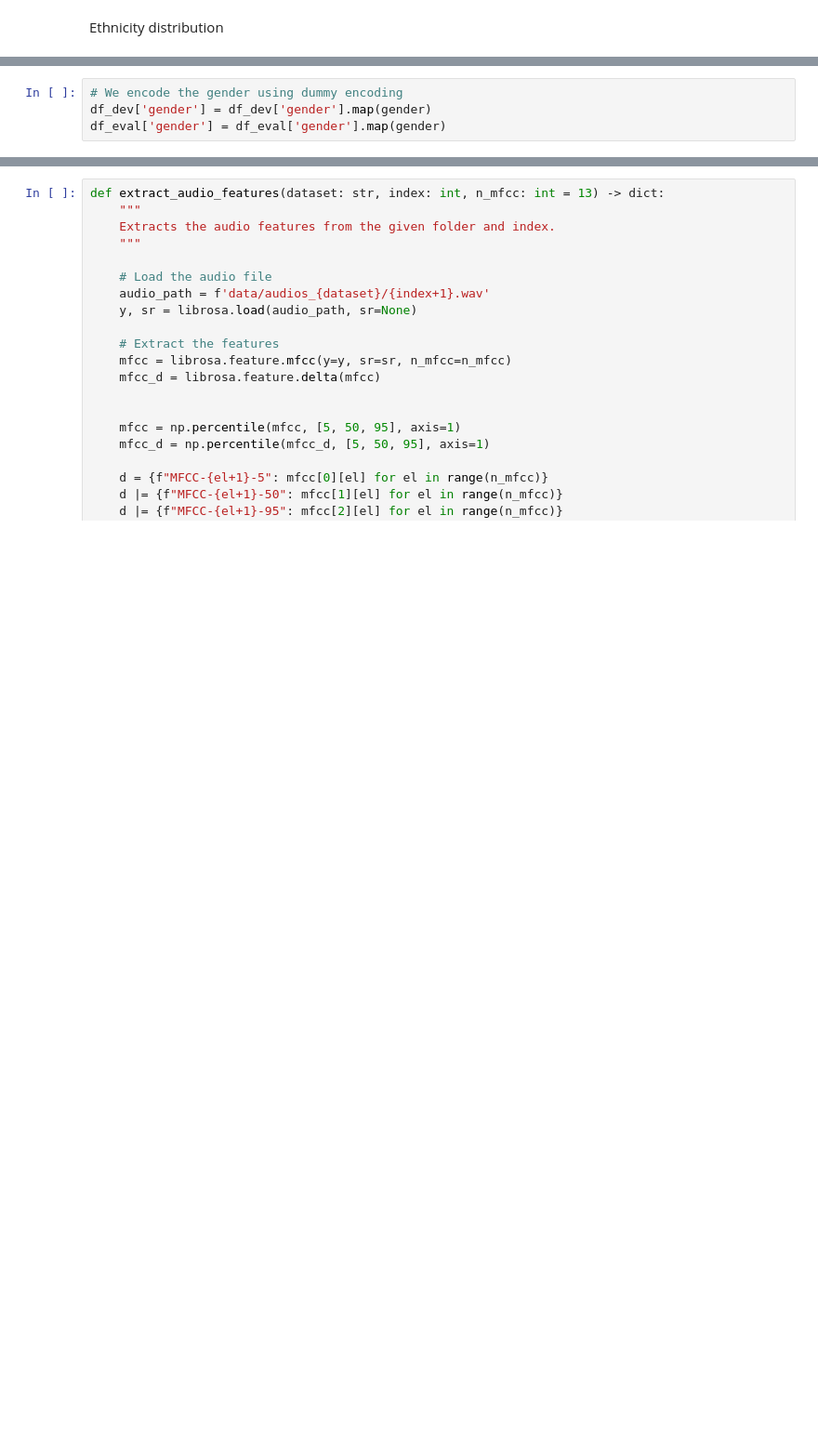
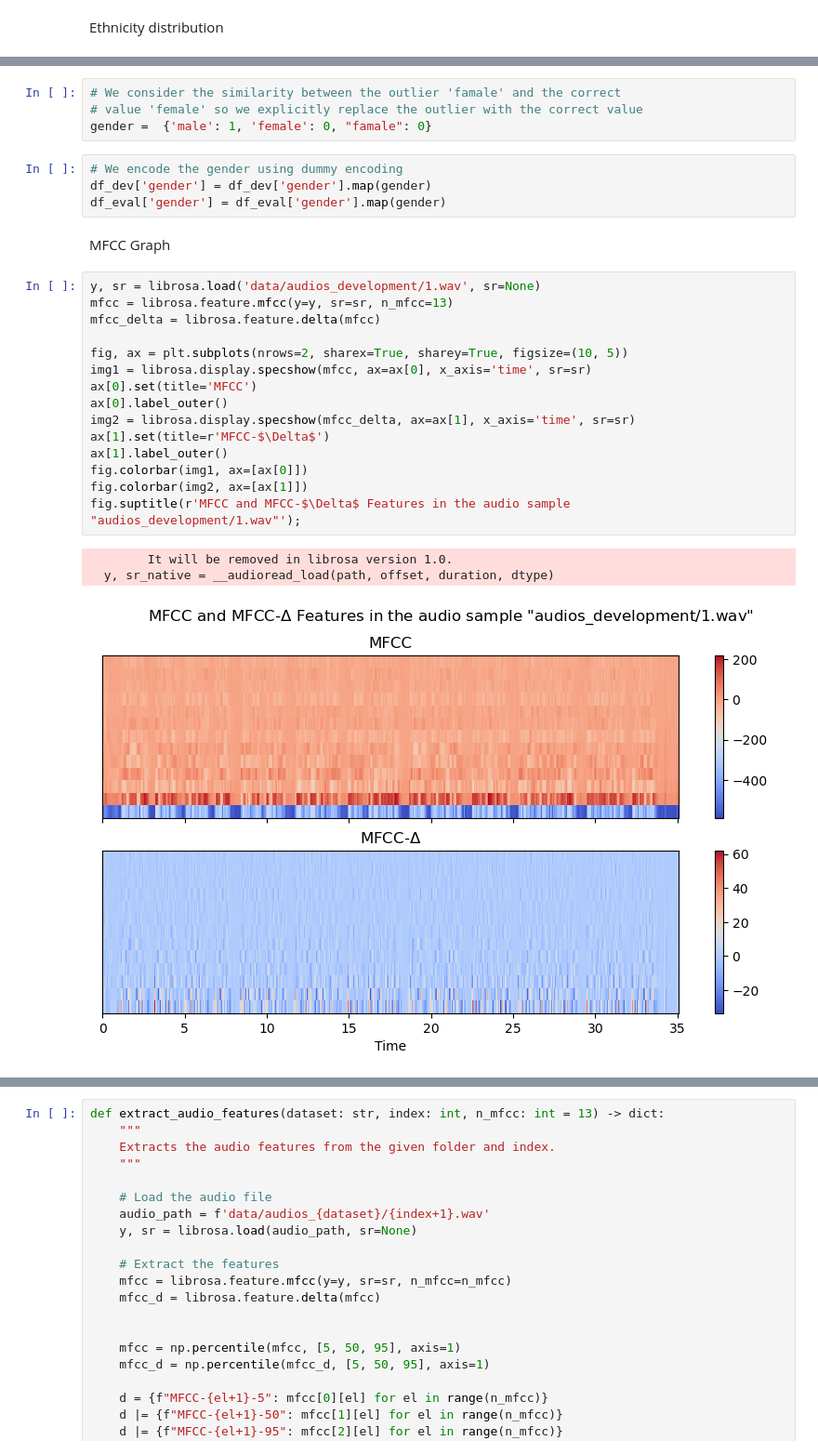
Before and after one commit to luca-byte/dsl-age-estimation, a Jupyter notebook: data_preprocessing.ipynb, the cells around one changed output, grey strips where cells are left out. Shown at 93% size. Drawn from its saved outputs; the diff is of its cells as text; blank space fills up the shorter version.

Commit message:
feat: prepare the data preprocessing step for delivery

```diff
--- a/data_preprocessing.ipynb
+++ b/data_preprocessing.ipynb
@@ -104,4 +109,29 @@ plt.show()
+# %%
+# We consider the similarity between the outlier 'famale' and the correct
+# value 'female' so we explicitly replace the outlier with the correct value
+gender =  {'male': 1, 'female': 0, "famale": 0}
 # %%
 # We encode the gender using dummy encoding
 df_dev['gender'] = df_dev['gender'].map(gender)
 df_eval['gender'] = df_eval['gender'].map(gender)
+# %% [markdown]
+MFCC Graph
+# %%
+y, sr = librosa.load('data/audios_development/1.wav', sr=None)
+mfcc = librosa.feature.mfcc(y=y, sr=sr, n_mfcc=13)
+mfcc_delta = librosa.feature.delta(mfcc)
+
+fig, ax = plt.subplots(nrows=2, sharex=True, sharey=True, figsize=(10, 5))
+img1 = librosa.display.specshow(mfcc, ax=ax[0], x_axis='time', sr=sr)
+ax[0].set(title='MFCC')
+ax[0].label_outer()
+img2 = librosa.display.specshow(mfcc_delta, ax=ax[1], x_axis='time', sr=sr)
+ax[1].set(title=r'MFCC-$\Delta$')
+ax[1].label_outer()
+fig.colorbar(img1, ax=[ax[0]])
+fig.colorbar(img2, ax=[ax[1]])
+fig.suptitle(r'MFCC and MFCC-$\Delta$ Features in the audio sample "audios_development/1.wav"');
+# %% [output]
+        It will be removed in librosa version 1.0.
+  y, sr_native = __audioread_load(path, offset, duration, dtype)
+[figure, added]
```
Also changed, not shown: parts of 17 cells of this notebook.
